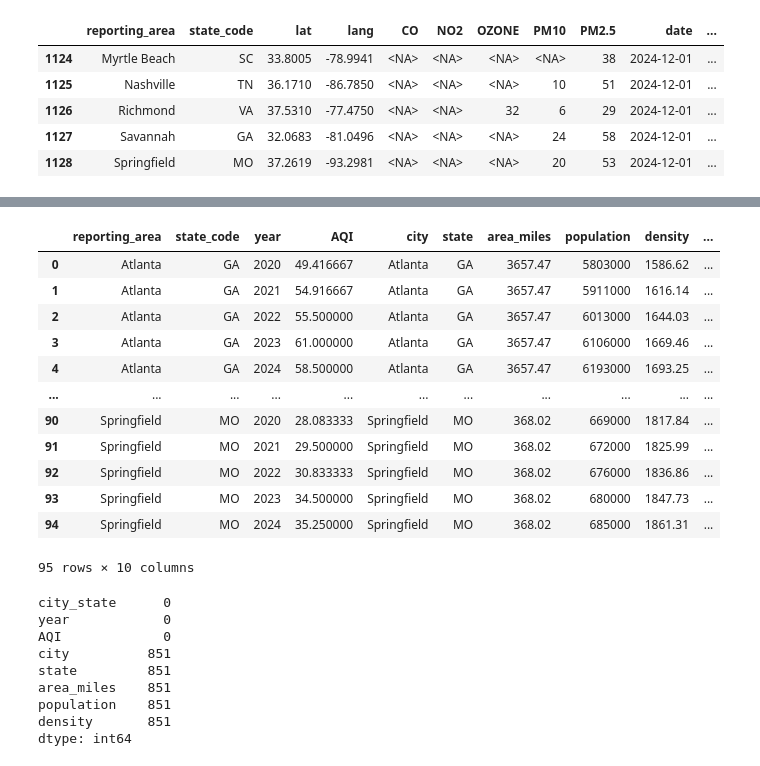
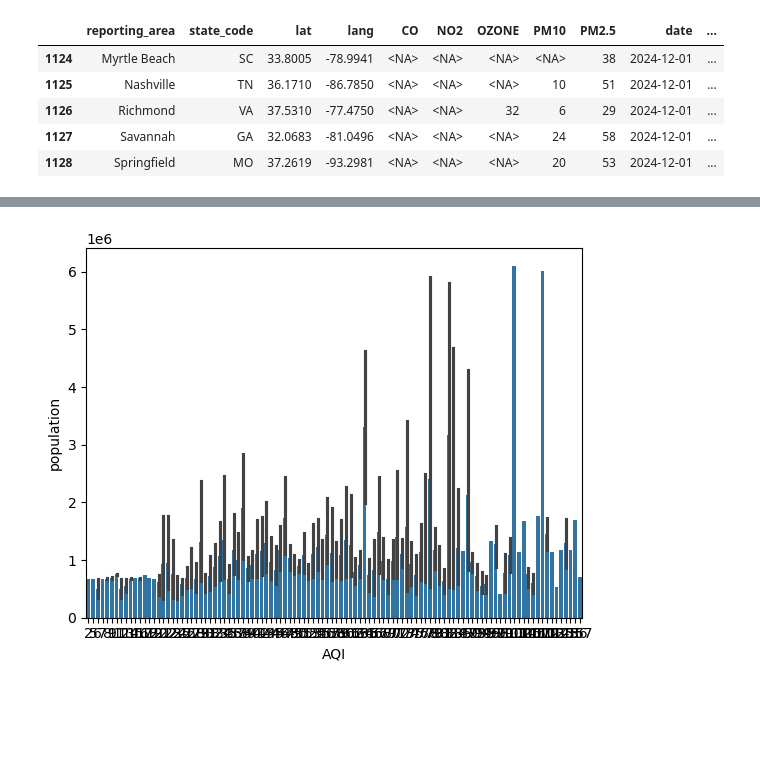
Before and after one commit to jyothigutiikonda/Air_quality_index_capstone, a Jupyter notebook: notebooks/airnow_plots.ipynb, the cells around one changed output, grey strips where cells are left out. Saved outputs shown, nothing was run; the diff lists cells and outputs as text; code cells hidden in the pictures; blank space fills up the shorter version.

```diff
--- a/notebooks/airnow_plots.ipynb
+++ b/notebooks/airnow_plots.ipynb
@@ -459,4 +487,4 @@ airnow_df.head()
 # %%
-census = pd.read_excel('../data/Census.xlsx')
+census = pd.read_csv('../data/Censusfinale.csv')
 census.shape
 # %% [output]
@@ -522,28 +512,0 @@ final_df = pd.merge(aqi_annual, census, left_on=['reporting_area','state_code','
-# %%
-final_df
-# %% [output]
-|  | reporting_area | state_code | year | AQI | city | state | area_miles | population | density | ... |
-| 0 | Atlanta | GA | 2020 | 49.416667 | Atlanta | GA | 3657.47 | 5803000 | 1586.62 | ... |
-| 1 | Atlanta | GA | 2021 | 54.916667 | Atlanta | GA | 3657.47 | 5911000 | 1616.14 | ... |
-| 2 | Atlanta | GA | 2022 | 55.500000 | Atlanta | GA | 3657.47 | 6013000 | 1644.03 | ... |
-| 3 | Atlanta | GA | 2023 | 61.000000 | Atlanta | GA | 3657.47 | 6106000 | 1669.46 | ... |
-| 4 | Atlanta | GA | 2024 | 58.500000 | Atlanta | GA | 3657.47 | 6193000 | 1693.25 | ... |
-| ... | ... | ... | ... | ... | ... | ... | ... | ... | ... | ... |
-| 90 | Springfield | MO | 2020 | 28.083333 | Springfield | MO | 368.02 | 669000 | 1817.84 | ... |
-| 91 | Springfield | MO | 2021 | 29.500000 | Springfield | MO | 368.02 | 672000 | 1825.99 | ... |
-| 92 | Springfield | MO | 2022 | 30.833333 | Springfield | MO | 368.02 | 676000 | 1836.86 | ... |
-| 93 | Springfield | MO | 2023 | 34.500000 | Springfield | MO | 368.02 | 680000 | 1847.73 | ... |
-| 94 | Springfield | MO | 2024 | 35.250000 | Springfield | MO | 368.02 | 685000 | 1861.31 | ... |
-95 rows × 10 columns
-# %%
-final_df.isnull().sum()
-# %% [output]
-city_state      0
-year            0
-AQI             0
-city          851
-state         851
-area_miles    851
-population    851
-density       851
-dtype: int64
@@ -553,0 +513,5 @@ sns.barplot(
+# %%
+sns.barplot(data = merged,x='AQI',y = 'population')
+plt.show()
+# %% [output]
+[figure, added]
```
Also changed, not shown: parts of 10 cells of this notebook, 15 other files.
